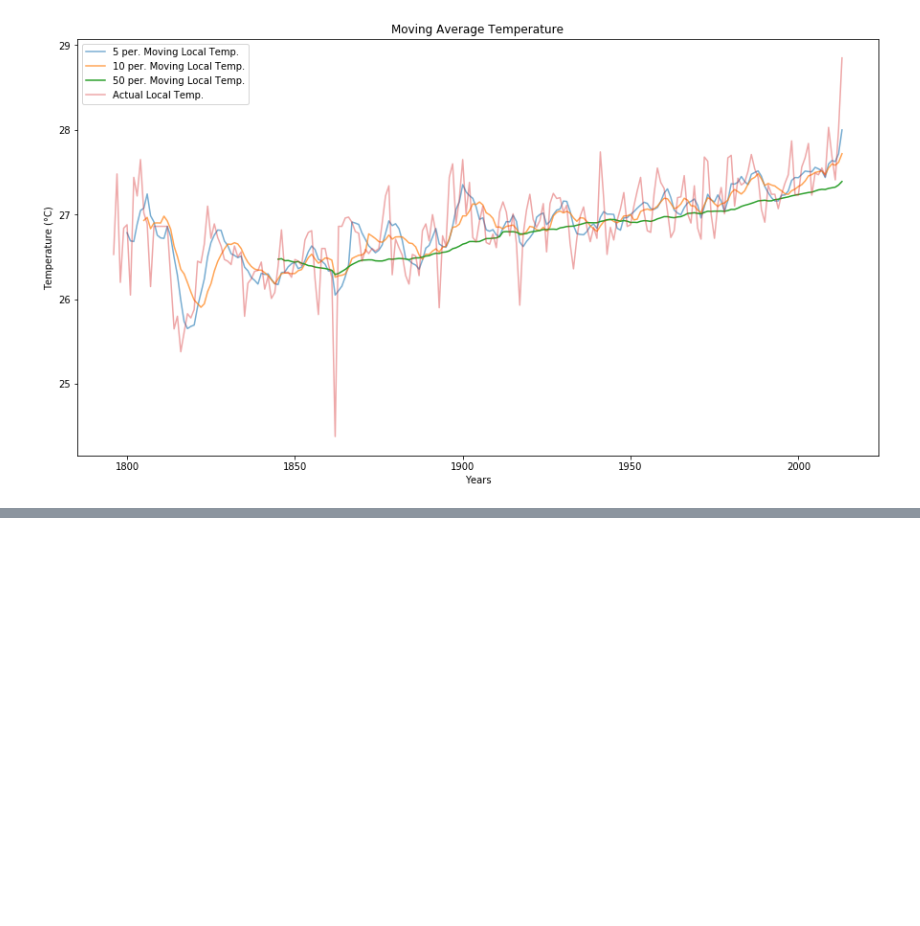
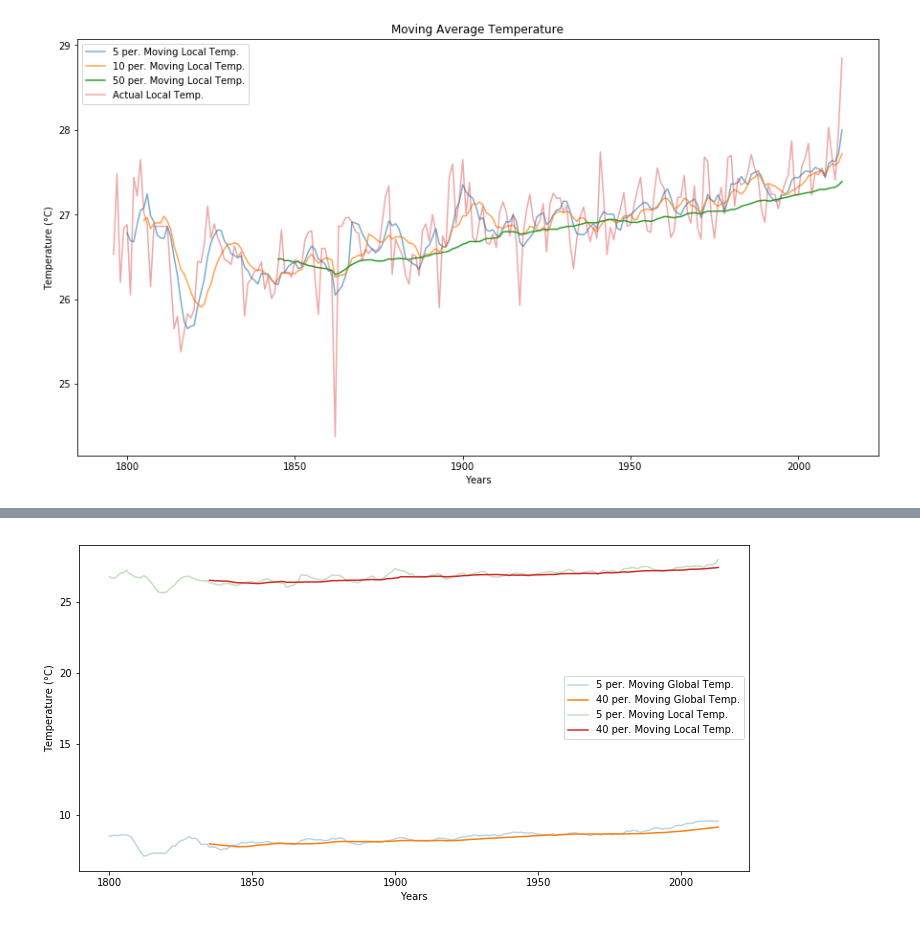
Before and after one commit to Lashuk1729/Explore-Weather-Trends, a Jupyter notebook: Explore_Weather_Trends.ipynb, the cells around one changed output, grey strips where cells are left out. Cells and saved outputs as stored; diff of their text form; code cells hidden in the pictures; blank space fills up the shorter version.

Commit message:
Showing the difference between the local average temperature and global average temperature

```diff
--- a/Explore_Weather_Trends.ipynb
+++ b/Explore_Weather_Trends.ipynb
@@ -113,0 +116,12 @@ plt.show()
+# %%
+plt.figure(figsize=(12, 6))
+plt.plot(data['year'], moving_avg(data['global_avg_temp'], 5), label='5 per. Moving Global Temp.', alpha = 0.3)
+plt.plot(data['year'], moving_avg(data['global_avg_temp'], 40), label='40 per. Moving Global Temp.')
+plt.plot(data['year'], moving_avg(data['local_avg_temp'], 5), label='5 per. Moving Local Temp.', alpha = 0.3)
+plt.plot(data['year'], moving_avg(data['local_avg_temp'], 40), label='40 per. Moving Local Temp.')
+plt.legend()
+plt.xlabel("Years")
+plt.ylabel("Temperature (°C)")
+plt.show()
+# %% [output]
+[figure, added]
```
Also changed, not shown: parts of 1 cell of this notebook.
